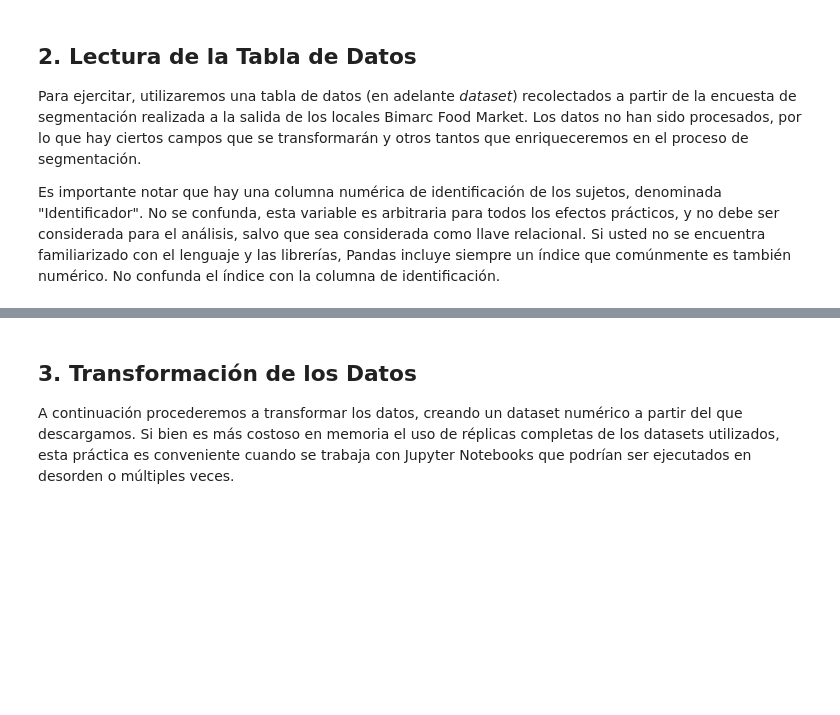
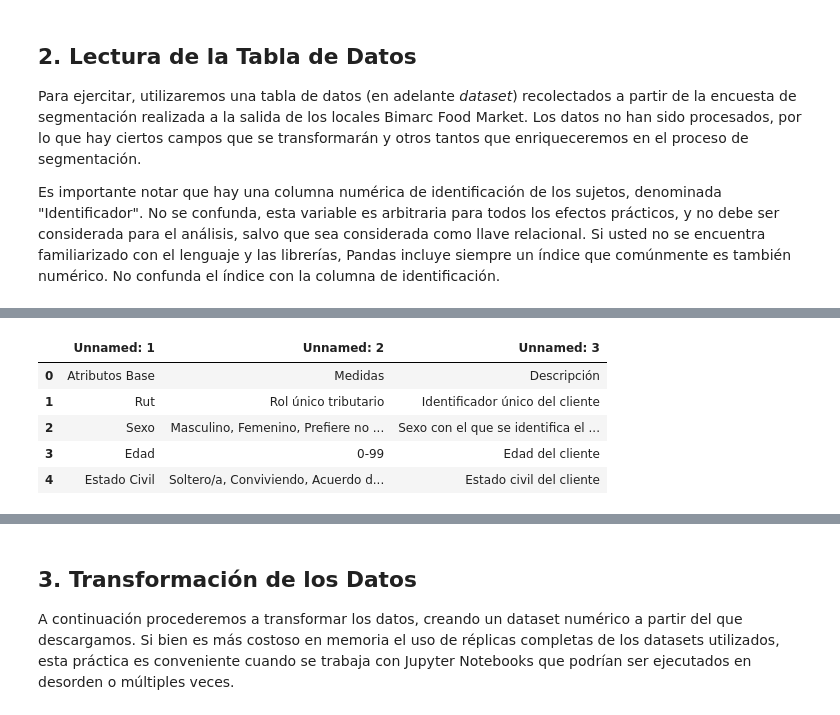
Before and after one commit to diegovalarq/Marketing-Segmentation, a Jupyter notebook: Notebook-Marketing-Segmentation.ipynb, the cells around one changed output, grey strips where cells are left out. Saved outputs shown, nothing was run; the diff lists cells and outputs as text; code cells hidden in the pictures; blank space fills up the shorter version.

```diff
--- a/Notebook-Marketing-Segmentation.ipynb
+++ b/Notebook-Marketing-Segmentation.ipynb
@@ -39,0 +31,10 @@ dataset.tail(5)
+# %%
+dataset['atributos_propuesto'].dropna(how='all', axis=1, inplace=True)
+dataset['atributos_propuesto'].head()
+# %% [output]
+|  | Unnamed: 1 | Unnamed: 2 | Unnamed: 3 |
+| 0 | Atributos Base | Medidas | Descripción |
+| 1 | Rut | Rol único tributario | Identificador único del cliente |
+| 2 | Sexo | Masculino, Femenino, Prefiere no ... | Sexo con el que se identifica el ... |
+| 3 | Edad | 0-99 | Edad del cliente |
+| 4 | Estado Civil | Soltero/a, Conviviendo, Acuerdo d... | Estado civil del cliente |
```
Also changed, not shown: parts of 6 cells of this notebook.
